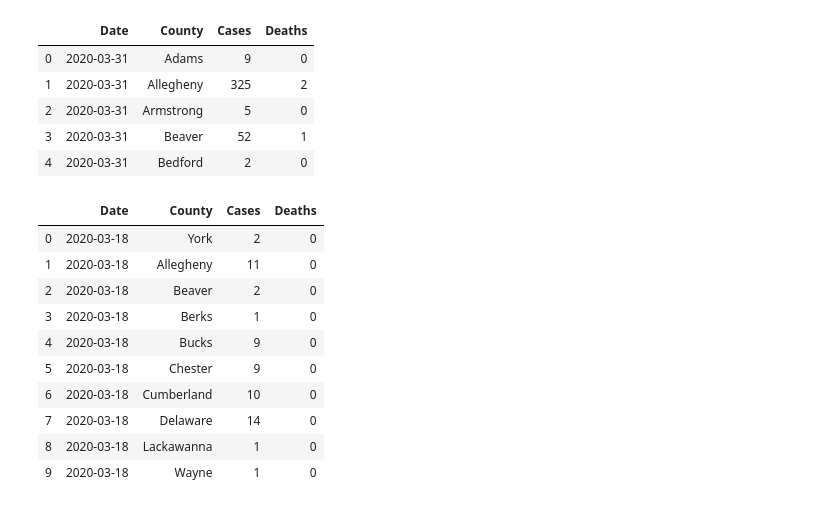
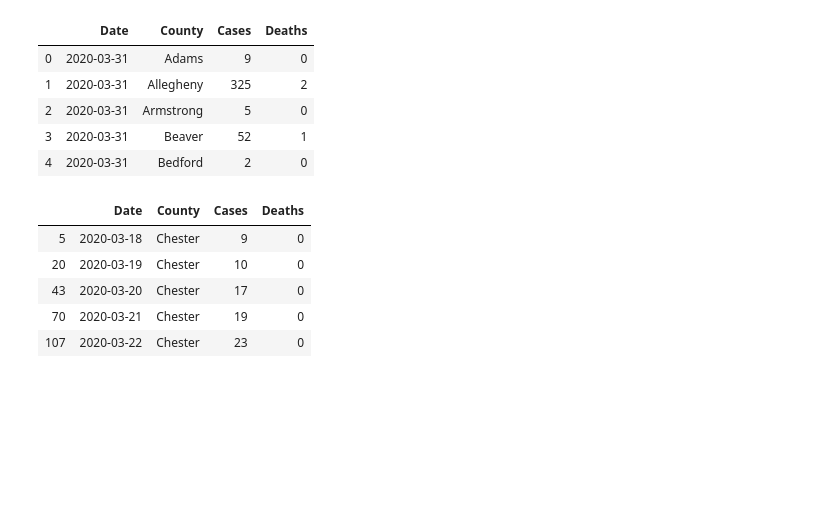
Before and after one commit to bchan01/covid-19-data-analysis, a Jupyter notebook: data-analysis.ipynb, the cells around one changed output. Cells and saved outputs as stored; diff of their text form; code cells hidden in the pictures; blank space fills up the shorter version.

```diff
--- a/data-analysis.ipynb
+++ b/data-analysis.ipynb
@@ -81,8 +81,8 @@ plt.show()
 ## Deeper Dive into Cases By County
 # %%
 # Web Scraped Data from PA Department of Health
-df_county = pd.read_csv("pa_county.csv")
-df_county.head()
+df_counties = pd.read_csv("pa_county.csv")
+df_counties.head()
 # %% [output]
 |  | Date | County | Cases | Deaths |
 | 0 | 2020-03-31 | Adams | 9 | 0 |
@@ -91,17 +91,14 @@ df_county.head()
 | 3 | 2020-03-31 | Beaver | 52 | 1 |
 | 4 | 2020-03-31 | Bedford | 2 | 0 |
 # %%
-df_counties = df_county.sort_values('Date', ascending = True).reset_index(drop=True)
-df_counties.head(10)
+county_name = 'Chester'
+df_county = df_counties[df_counties['County']== county_name]
+df_counties = df_counties.sort_values('Date', ascending = True).reset_index(drop=True)
+df_county.head()
 # %% [output]
 |  | Date | County | Cases | Deaths |
-| 0 | 2020-03-18 | York | 2 | 0 |
-| 1 | 2020-03-18 | Allegheny | 11 | 0 |
-| 2 | 2020-03-18 | Beaver | 2 | 0 |
-| 3 | 2020-03-18 | Berks | 1 | 0 |
-| 4 | 2020-03-18 | Bucks | 9 | 0 |
 | 5 | 2020-03-18 | Chester | 9 | 0 |
-| 6 | 2020-03-18 | Cumberland | 10 | 0 |
-| 7 | 2020-03-18 | Delaware | 14 | 0 |
-| 8 | 2020-03-18 | Lackawanna | 1 | 0 |
-| 9 | 2020-03-18 | Wayne | 1 | 0 |
+| 20 | 2020-03-19 | Chester | 10 | 0 |
+| 43 | 2020-03-20 | Chester | 17 | 0 |
+| 70 | 2020-03-21 | Chester | 19 | 0 |
+| 107 | 2020-03-22 | Chester | 23 | 0 |
```
Also changed, not shown: parts of 2 cells of this notebook.
